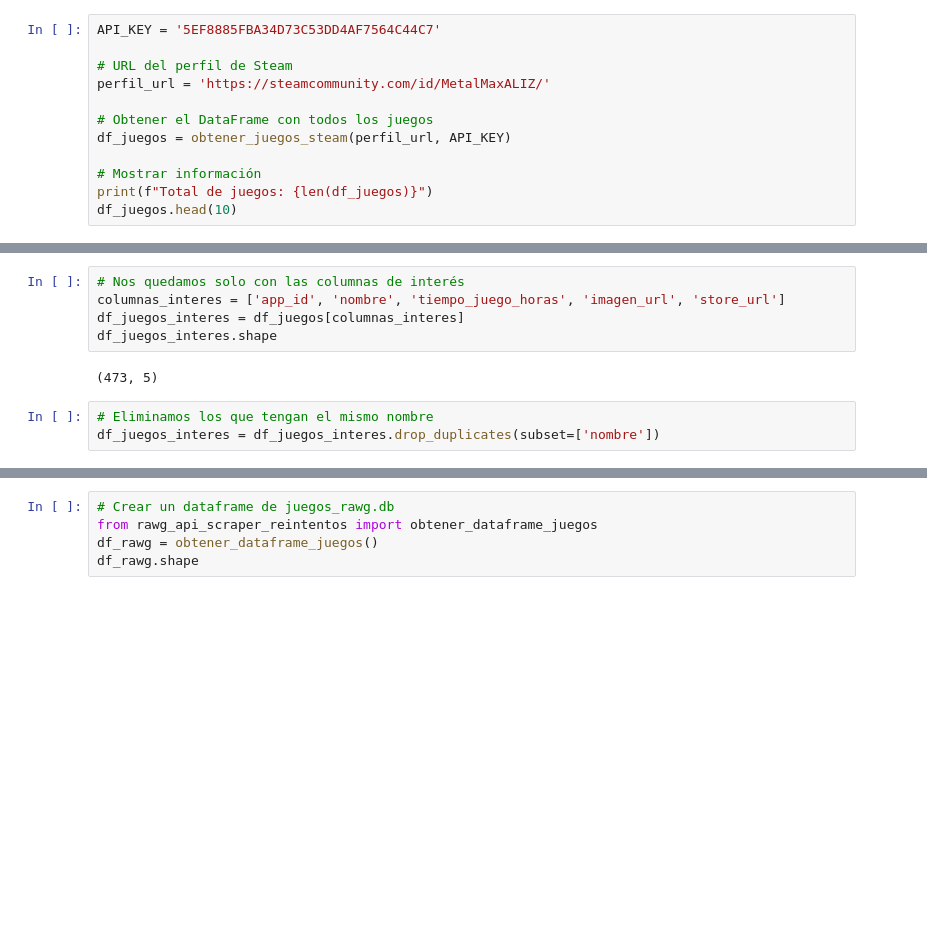
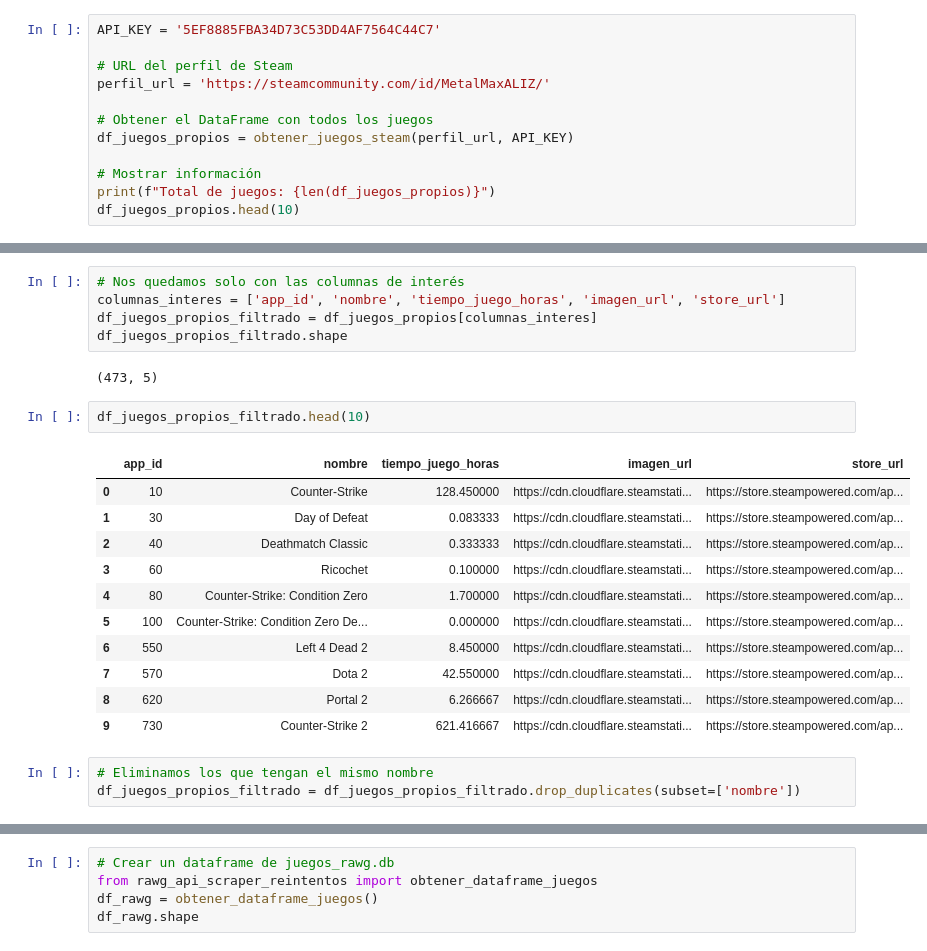
Before and after one commit to MetalMaxALIZ/Proyecto, a Jupyter notebook: pruebas.ipynb, the cells around one changed output, grey strips where cells are left out. Saved outputs shown, nothing was run; the diff lists cells and outputs as text; blank space fills up the shorter version.

```diff
--- a/pruebas.ipynb
+++ b/pruebas.ipynb
@@ -8,11 +8,11 @@ API_KEY = '5EF8885FBA34D73C53DD4AF7564C44C7'
 perfil_url = 'https://steamcommunity.com/id/MetalMaxALIZ/'
 
 # Obtener el DataFrame con todos los juegos
-df_juegos = obtener_juegos_steam(perfil_url, API_KEY)
+df_juegos_propios = obtener_juegos_steam(perfil_url, API_KEY)
 
 # Mostrar información
-print(f"Total de juegos: {len(df_juegos)}")
-df_juegos.head(10)
+print(f"Total de juegos: {len(df_juegos_propios)}")
+df_juegos_propios.head(10)
 # %% [output]
 Total de juegos: 473
 |  | app_id | nombre | tiempo_juego_minutos | img_icon_url | tiempo_windows_minutos | tiempo_mac_minutos | ... |
@@ -29,10 +29,24 @@ Total de juegos: 473
 # %%
 # Nos quedamos solo con las columnas de interés
 columnas_interes = ['app_id', 'nombre', 'tiempo_juego_horas', 'imagen_url', 'store_url']
-df_juegos_interes = df_juegos[columnas_interes]
-df_juegos_interes.shape
+df_juegos_propios_filtrado = df_juegos_propios[columnas_interes]
+df_juegos_propios_filtrado.shape
 # %% [output]
 (473, 5)
+# %%
+df_juegos_propios_filtrado.head(10)
+# %% [output]
+|  | app_id | nombre | tiempo_juego_horas | imagen_url | store_url |
+| 0 | 10 | Counter-Strike | 128.450000 | https://cdn.cloudflare.steamstati... | https://store.steampowered.com/ap... |
+| 1 | 30 | Day of Defeat | 0.083333 | https://cdn.cloudflare.steamstati... | https://store.steampowered.com/ap... |
+| 2 | 40 | Deathmatch Classic | 0.333333 | https://cdn.cloudflare.steamstati... | https://store.steampowered.com/ap... |
+| 3 | 60 | Ricochet | 0.100000 | https://cdn.cloudflare.steamstati... | https://store.steampowered.com/ap... |
+| 4 | 80 | Counter-Strike: Condition Zero | 1.700000 | https://cdn.cloudflare.steamstati... | https://store.steampowered.com/ap... |
+| 5 | 100 | Counter-Strike: Condition Zero De... | 0.000000 | https://cdn.cloudflare.steamstati... | https://store.steampowered.com/ap... |
+| 6 | 550 | Left 4 Dead 2 | 8.450000 | https://cdn.cloudflare.steamstati... | https://store.steampowered.com/ap... |
+| 7 | 570 | Dota 2 | 42.550000 | https://cdn.cloudflare.steamstati... | https://store.steampowered.com/ap... |
+| 8 | 620 | Portal 2 | 6.266667 | https://cdn.cloudflare.steamstati... | https://store.steampowered.com/ap... |
+| 9 | 730 | Counter-Strike 2 | 621.416667 | https://cdn.cloudflare.steamstati... | https://store.steampowered.com/ap... |
 # %%
 # Eliminamos los que tengan el mismo nombre
-df_juegos_interes = df_juegos_interes.drop_duplicates(subset=['nombre'])
+df_juegos_propios_filtrado = df_juegos_propios_filtrado.drop_duplicates(subset=['nombre'])
```
Also changed, not shown: parts of 9 cells of this notebook, 5 other files.
